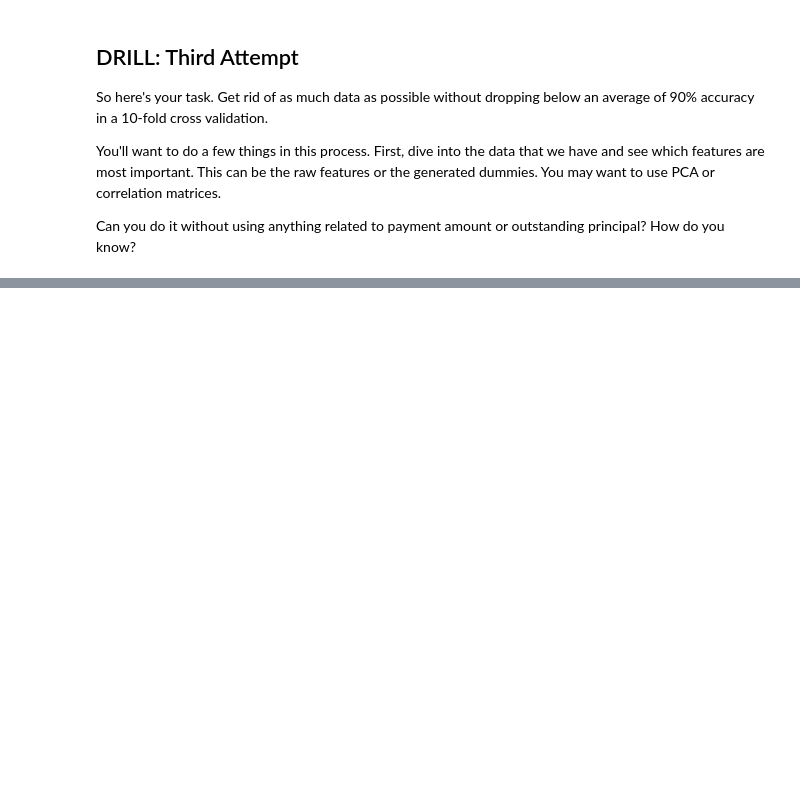
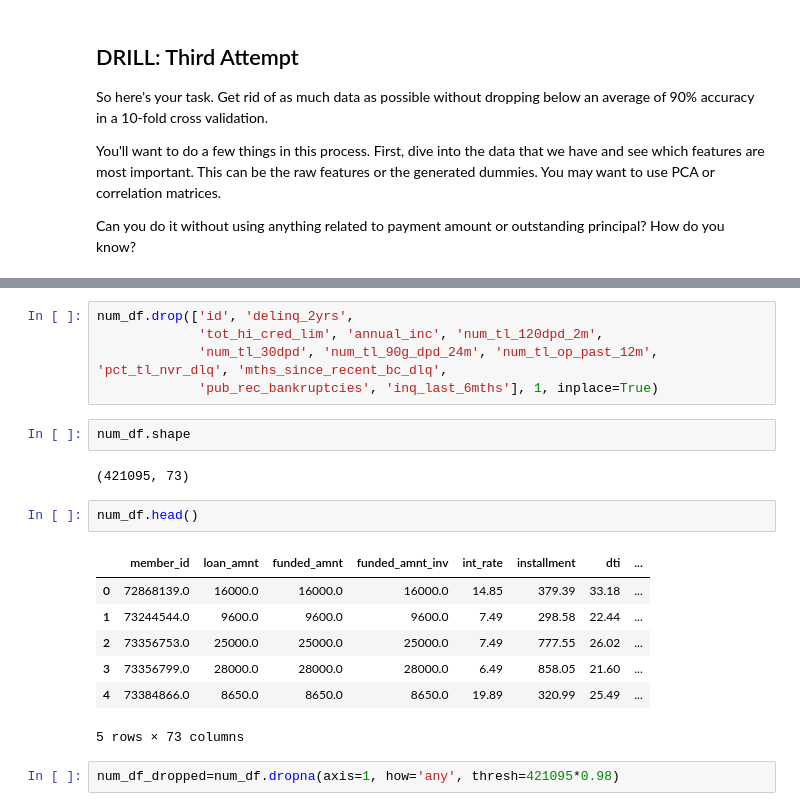
Before and after one commit to Kingbigtiger/class-studies, a Jupyter notebook: Unit 3.2.5 Boot Camp Random guided example.ipynb, the cells around one changed output, grey strips where cells are left out. Drawn from its saved outputs; the diff is of its cells as text; blank space fills up the shorter version.

```diff
--- a/Unit 3.2.5 Boot Camp Random guided example.ipynb
+++ b/Unit 3.2.5 Boot Camp Random guided example.ipynb
@@ -171,0 +309,21 @@ KeyError: "['grade' 'emp_length' 'tax_liens'] not found in axis"
+# %%
+num_df.drop(['id', 'delinq_2yrs',
+             'tot_hi_cred_lim', 'annual_inc', 'num_tl_120dpd_2m',
+             'num_tl_30dpd', 'num_tl_90g_dpd_24m', 'num_tl_op_past_12m', 'pct_tl_nvr_dlq', 'mths_since_recent_bc_dlq',
+             'pub_rec_bankruptcies', 'inq_last_6mths'], 1, inplace=True)
+# %%
+num_df.shape
+# %% [output]
+(421095, 73)
+# %%
+num_df.head()
+# %% [output]
+|  | member_id | loan_amnt | funded_amnt | funded_amnt_inv | int_rate | installment | dti | ... |
+| 0 | 72868139.0 | 16000.0 | 16000.0 | 16000.0 | 14.85 | 379.39 | 33.18 | ... |
+| 1 | 73244544.0 | 9600.0 | 9600.0 | 9600.0 | 7.49 | 298.58 | 22.44 | ... |
+| 2 | 73356753.0 | 25000.0 | 25000.0 | 25000.0 | 7.49 | 777.55 | 26.02 | ... |
+| 3 | 73356799.0 | 28000.0 | 28000.0 | 28000.0 | 6.49 | 858.05 | 21.60 | ... |
+| 4 | 73384866.0 | 8650.0 | 8650.0 | 8650.0 | 19.89 | 320.99 | 25.49 | ... |
+5 rows × 73 columns
+# %%
+num_df_dropped=num_df.dropna(axis=1, how='any', thresh=421095*0.98)
```
Also changed, not shown: parts of 35 cells of this notebook.
